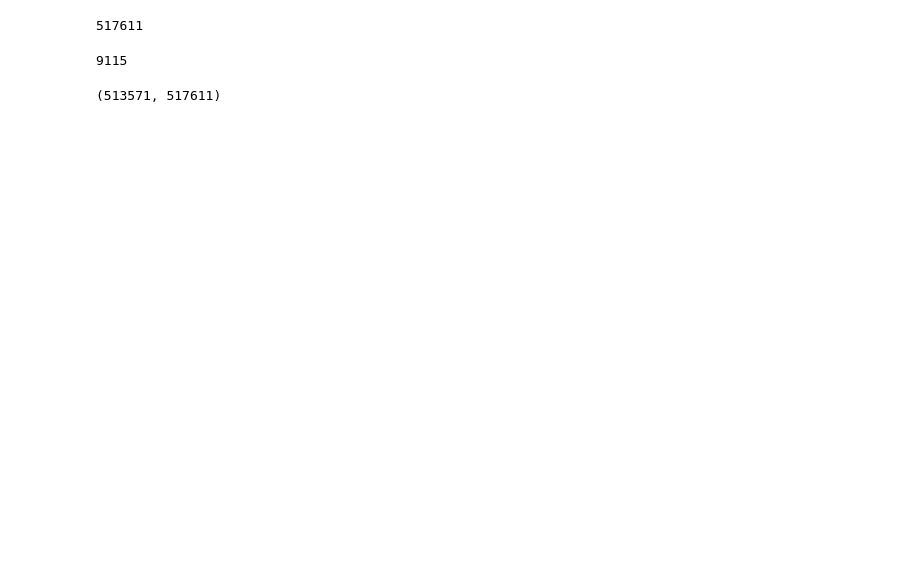
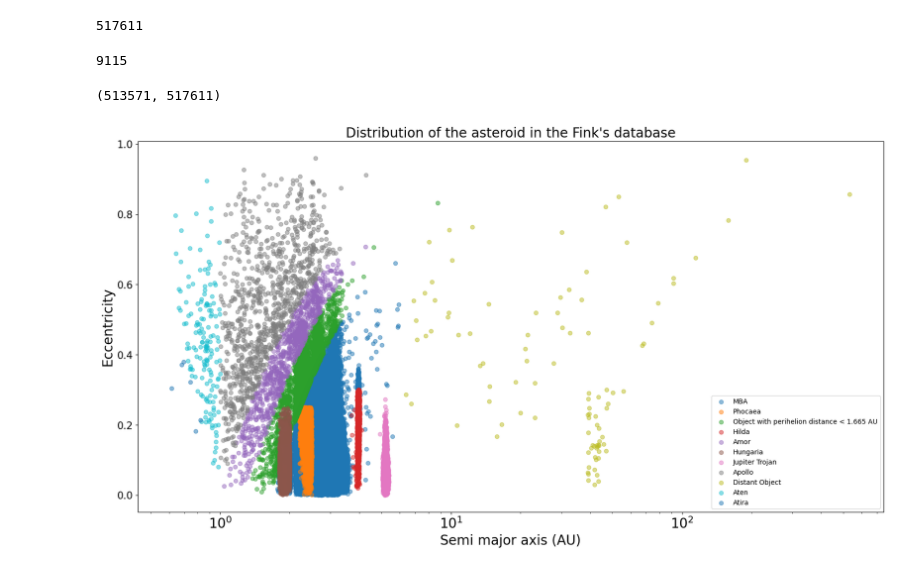
Before and after one commit to FusRoman/fink-fat, a Jupyter notebook: notebook/parameters_selection/confirmed_with_mpc.ipynb, the cells around one changed output. Cells and saved outputs as stored; diff of their text form; code cells hidden in the pictures; blank space fills up the shorter version.

Commit message:
improve asteroid distribution plot

```diff
--- a/notebook/parameters_selection/confirmed_with_mpc.ipynb
+++ b/notebook/parameters_selection/confirmed_with_mpc.ipynb
@@ -33,3 +33,7 @@ len(fink_not_in_mpc)
 len(mpc_in_fink) + len(fink_not_in_mpc), len(confirmed_sso["ssnamenr"].unique())
 # %% [output]
 (513571, 517611)
+# %%
+es.plot_ast_distrib(mpc_in_fink)
+# %% [output]
+[figure, added]
```
Also changed, not shown: parts of 2 cells of this notebook, 2 other files.
